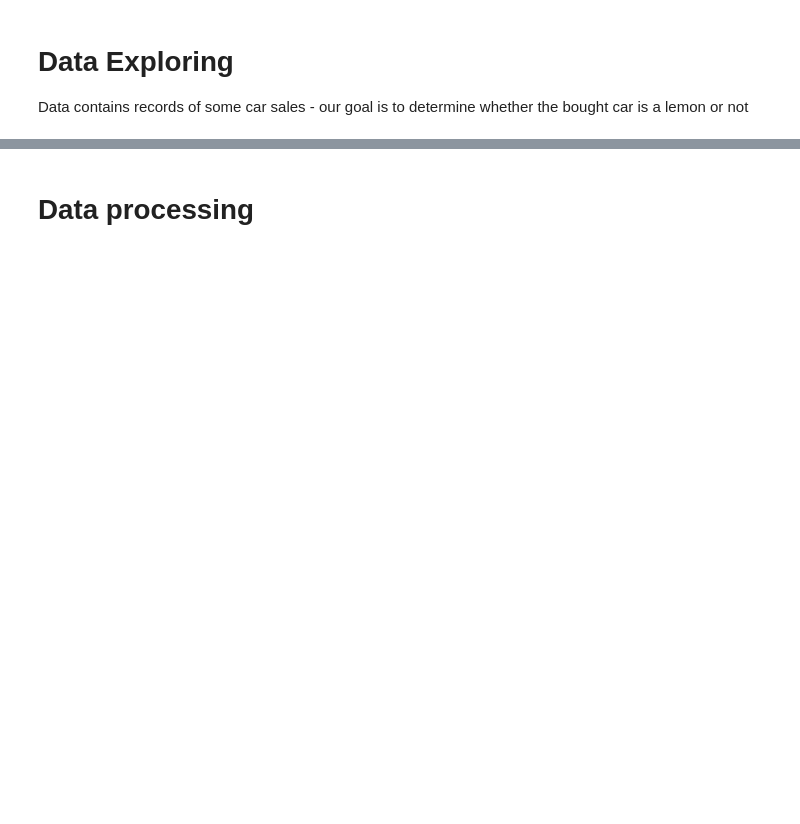
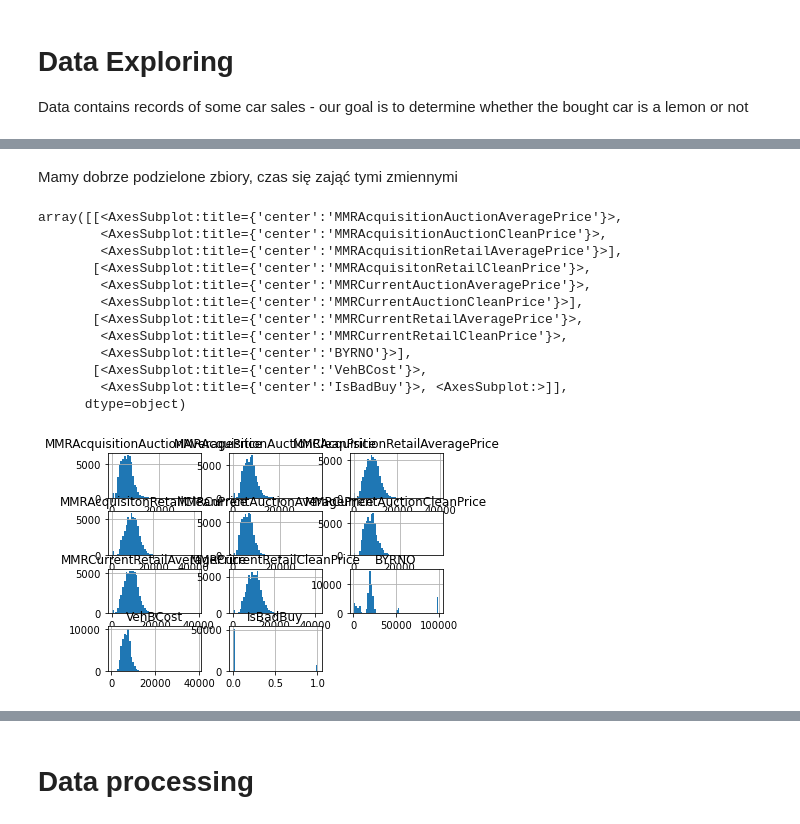
Before and after one commit to Koliber216/DontGetKicked-ML-Classification, a Jupyter notebook: tymek.ipynb, the cells around one changed output, grey strips where cells are left out. Drawn from its saved outputs; the diff is of its cells as text; code cells hidden in the pictures; blank space fills up the shorter version.

```diff
--- a/tymek.ipynb
+++ b/tymek.ipynb
@@ -45,0 +107,18 @@ train.head()
+# %% [markdown]
+Mamy dobrze podzielone zbiory, czas się zająć tymi zmiennymi
+# %%
+train.hist(bins=50)
+# %% [output]
+array([[<AxesSubplot:title={'center':'MMRAcquisitionAuctionAveragePrice'}>,
+        <AxesSubplot:title={'center':'MMRAcquisitionAuctionCleanPrice'}>,
+        <AxesSubplot:title={'center':'MMRAcquisitionRetailAveragePrice'}>],
+       [<AxesSubplot:title={'center':'MMRAcquisitonRetailCleanPrice'}>,
+        <AxesSubplot:title={'center':'MMRCurrentAuctionAveragePrice'}>,
+        <AxesSubplot:title={'center':'MMRCurrentAuctionCleanPrice'}>],
+       [<AxesSubplot:title={'center':'MMRCurrentRetailAveragePrice'}>,
+        <AxesSubplot:title={'center':'MMRCurrentRetailCleanPrice'}>,
+        <AxesSubplot:title={'center':'BYRNO'}>],
+       [<AxesSubplot:title={'center':'VehBCost'}>,
+        <AxesSubplot:title={'center':'IsBadBuy'}>, <AxesSubplot:>]],
+      dtype=object)
+[figure, added]
```
Also changed, not shown: parts of 90 cells of this notebook, 2 other files.
